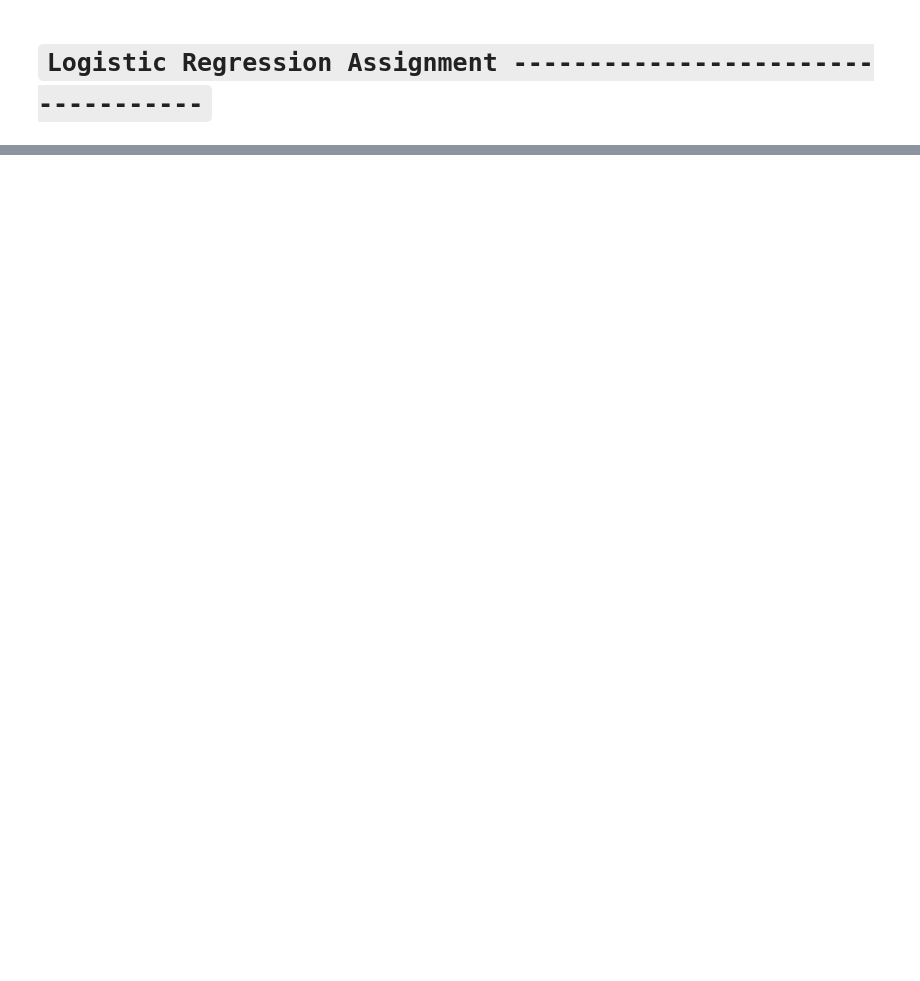
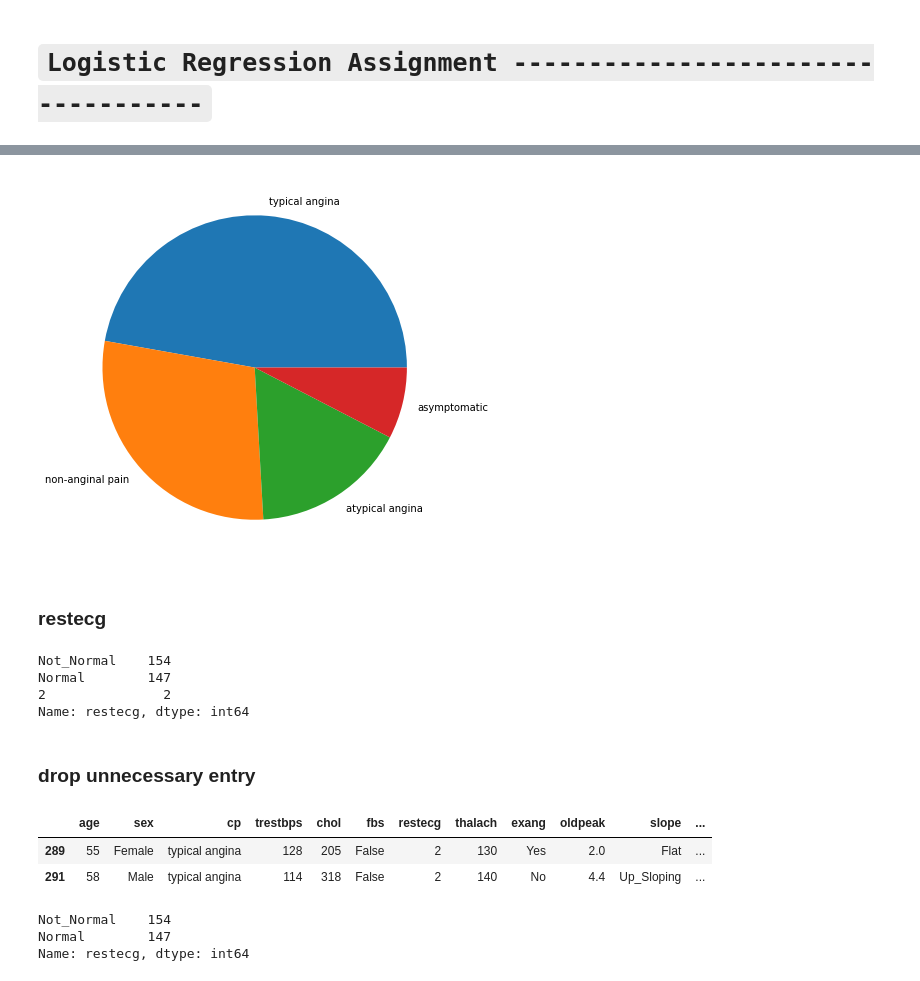
Before and after one commit to manujjoshi/Assignments, a Jupyter notebook: Assignment Logistic Regression/Logistic Regression Assignment.ipynb, the cells around one changed output, grey strips where cells are left out. Drawn from its saved outputs; the diff is of its cells as text; code cells hidden in the pictures; blank space fills up the shorter version.

```diff
--- a/Assignment Logistic Regression/Logistic Regression Assignment.ipynb
+++ b/Assignment Logistic Regression/Logistic Regression Assignment.ipynb
@@ -19,0 +120,22 @@ data.head()
+# %%
+plt.figure(figsize=(10,7))
+plt.pie(data['cp'].value_counts(),labels=['typical angina','non-anginal pain','atypical angina','asymptomatic']);
+# %% [output]
+[figure, added]
+# %% [markdown]
+### restecg
+# %%
+data['restecg'].value_counts()
+# %% [output]
+Not_Normal    154
+Normal        147
+2               2
+Name: restecg, dtype: int64
+# %% [markdown]
+### drop unnecessary entry
+# %%
+data[data['restecg'] == '2']
+# %% [output]
+|  | age | sex | cp | trestbps | chol | fbs | restecg | thalach | exang | oldpeak | slope | ... |
+| 289 | 55 | Female | typical angina | 128 | 205 | False | 2 | 130 | Yes | 2.0 | Flat | ... |
+| 291 | 58 | Male | typical angina | 114 | 318 | False | 2 | 140 | No | 4.4 | Up_Sloping | ... |
@@ -19,0 +144,6 @@ data.head()
+# %%
+data['restecg'].value_counts()
+# %% [output]
+Not_Normal    154
+Normal        147
+Name: restecg, dtype: int64
```
Also changed, not shown: parts of 100 cells of this notebook, 1 other file.
